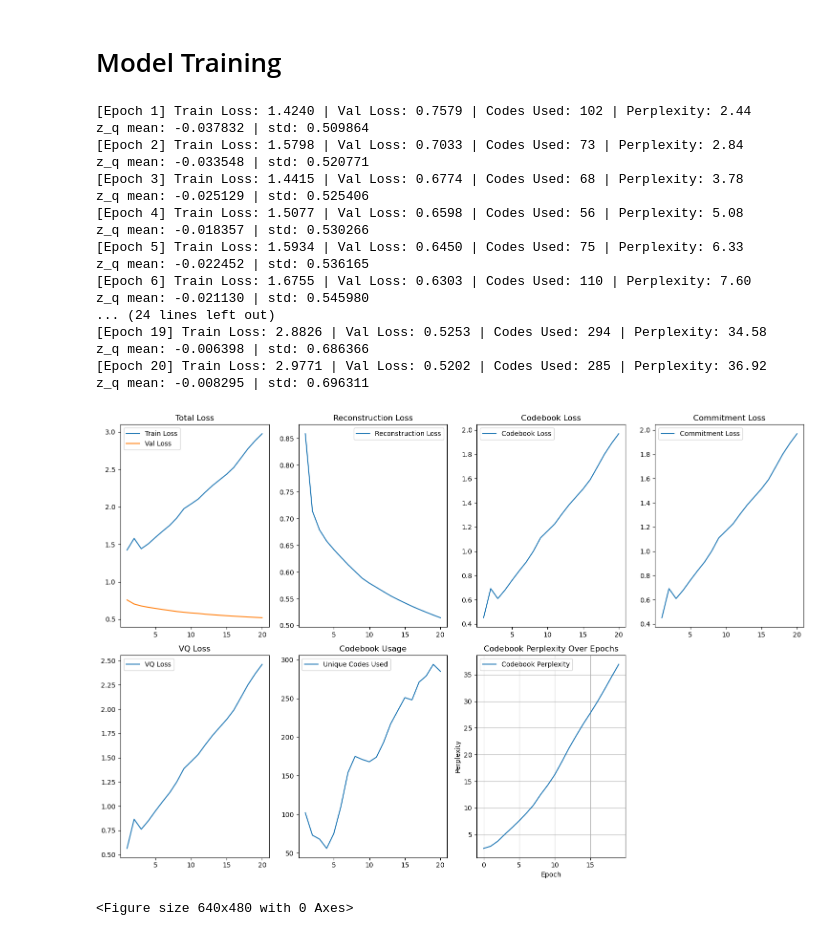
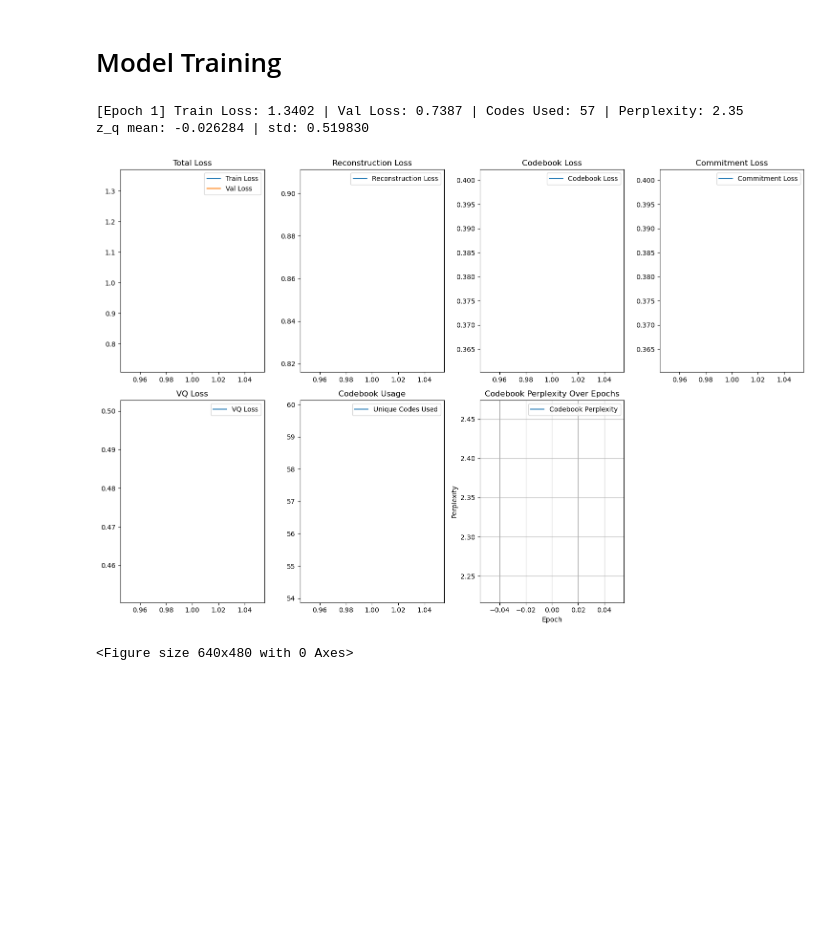
Before and after one commit to KIRANSANKAREJ/opportunisticWiFiRadarHAR, a Jupyter notebook: finalvqvae.ipynb, the cells around one changed output. Saved outputs shown, nothing was run; the diff lists cells and outputs as text; code cells hidden in the pictures; blank space fills up the shorter version.

```diff
--- a/finalvqvae.ipynb
+++ b/finalvqvae.ipynb
@@ -188,8 +187,6 @@ def train_vqvae(model, train_loader, val_loader, optimizer, device="cuda", epoch
     plt.title("Codebook Perplexity Over Epochs")
     plt.legend()
     plt.grid(True)
-    plt.tight_layout()
-    plt.show()
 
     plt.tight_layout()
     plt.savefig("output_images/Training_graphs.png")
@@ -197,27 +194,12 @@ def train_vqvae(model, train_loader, val_loader, optimizer, device="cuda", epoch
 # %%
 model = VQVAE()
 optimizer = torch.optim.Adam(model.parameters(), lr=1e-4)
 
-train_vqvae(model, train_loader, val_loader, optimizer, epochs=20)
+train_vqvae(model, train_loader, val_loader, optimizer, epochs=1)
 # %% [output]
-[Epoch 1] Train Loss: 1.4240 | Val Loss: 0.7579 | Codes Used: 102 | Perplexity: 2.44
-z_q mean: -0.037832 | std: 0.509864
-[Epoch 2] Train Loss: 1.5798 | Val Loss: 0.7033 | Codes Used: 73 | Perplexity: 2.84
-z_q mean: -0.033548 | std: 0.520771
-[Epoch 3] Train Loss: 1.4415 | Val Loss: 0.6774 | Codes Used: 68 | Perplexity: 3.78
-z_q mean: -0.025129 | std: 0.525406
-[Epoch 4] Train Loss: 1.5077 | Val Loss: 0.6598 | Codes Used: 56 | Perplexity: 5.08
-z_q mean: -0.018357 | std: 0.530266
-[Epoch 5] Train Loss: 1.5934 | Val Loss: 0.6450 | Codes Used: 75 | Perplexity: 6.33
-z_q mean: -0.022452 | std: 0.536165
-[Epoch 6] Train Loss: 1.6755 | Val Loss: 0.6303 | Codes Used: 110 | Perplexity: 7.60
-z_q mean: -0.021130 | std: 0.545980
-... (24 lines left out)
-[Epoch 19] Train Loss: 2.8826 | Val Loss: 0.5253 | Codes Used: 294 | Perplexity: 34.58
-z_q mean: -0.006398 | std: 0.686366
-[Epoch 20] Train Loss: 2.9771 | Val Loss: 0.5202 | Codes Used: 285 | Perplexity: 36.92
-z_q mean: -0.008295 | std: 0.696311
+[Epoch 1] Train Loss: 1.3402 | Val Loss: 0.7387 | Codes Used: 57 | Perplexity: 2.35
+z_q mean: -0.026284 | std: 0.519830
-[figure, old version]
+[figure, new version]
 <Figure size 640x480 with 0 Axes>
 # %%
 # torch.save(model.state_dict(), "model pt files/vqvae_model.pth")
```
Also changed, not shown: parts of 3 cells of this notebook, 4 other files.
